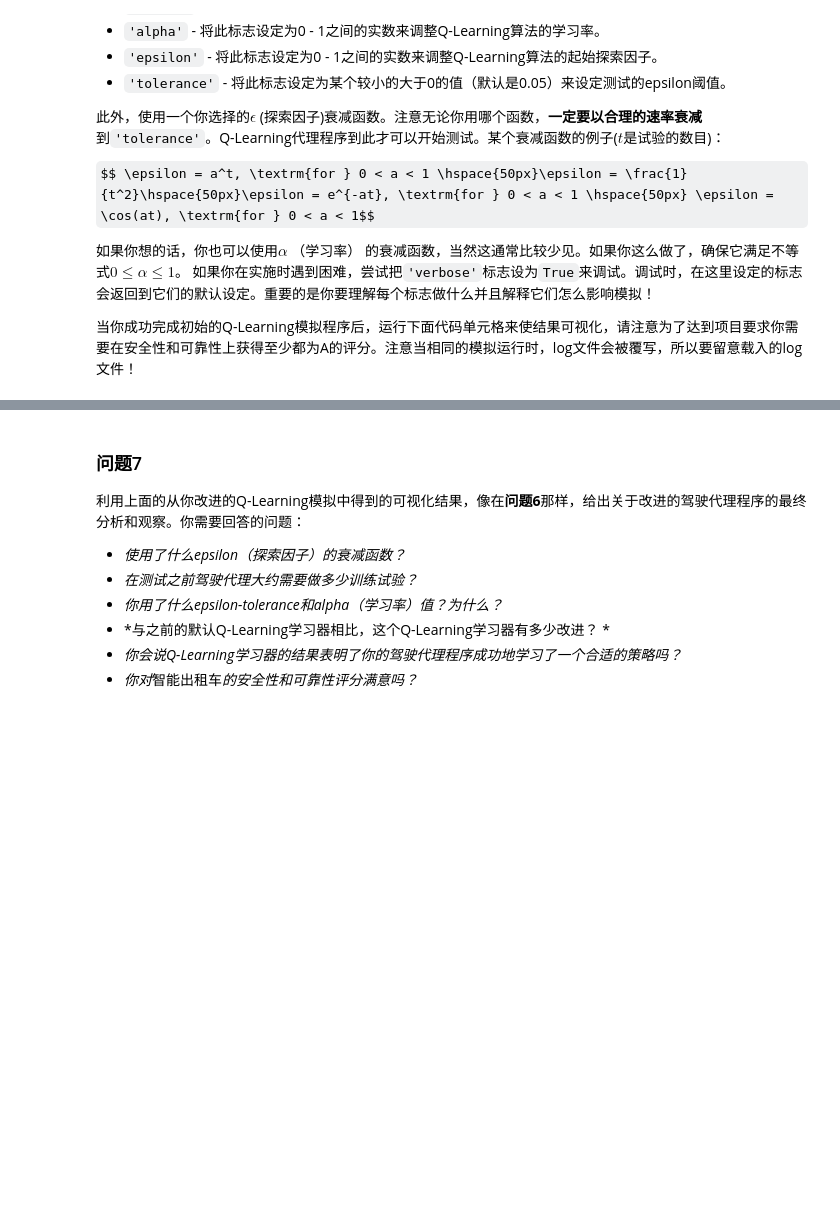
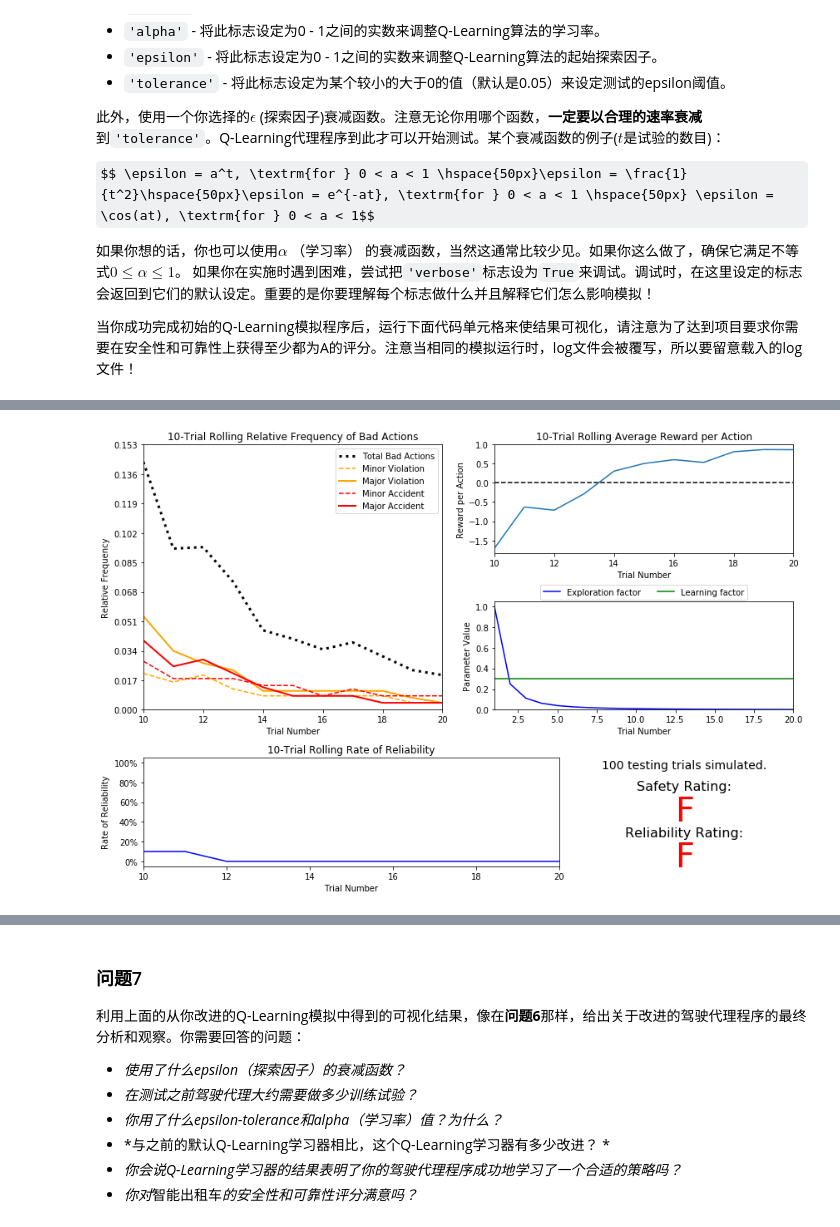
Before and after one commit to aesne/smartcab, a Jupyter notebook: smartcab.ipynb, the cells around one changed output, grey strips where cells are left out. Saved outputs shown, nothing was run; the diff lists cells and outputs as text; code cells hidden in the pictures; some formulas as TeX source; blank space fills up the shorter version.

```diff
--- a/smartcab.ipynb
+++ b/smartcab.ipynb
@@ -242,0 +245,4 @@ vs.plot_trials('sim_improved-learning.csv')
+# %%
+vs.plot_trials('sim_improved-learning_Power.csv')
+# %% [output]
+[figure, added]
```
Also changed, not shown: parts of 9 cells of this notebook, 11 other files.
